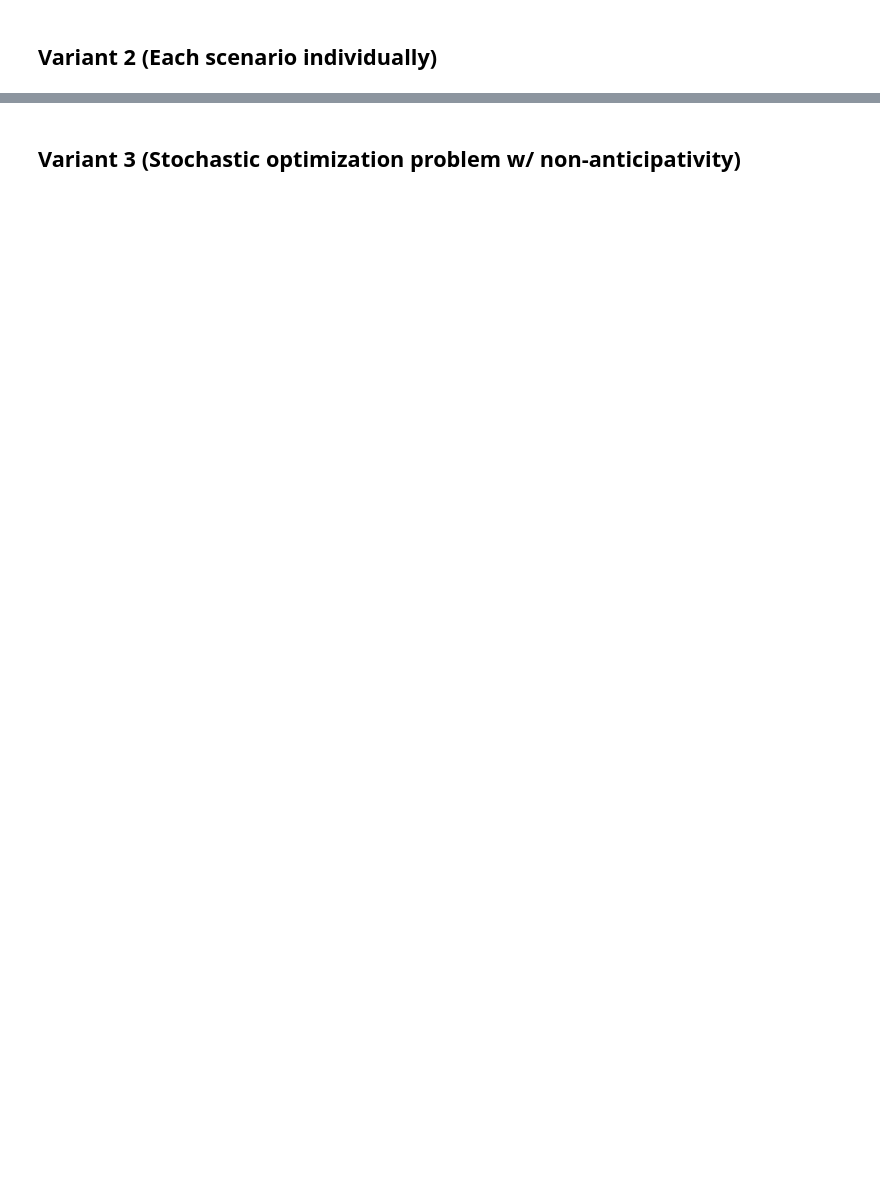
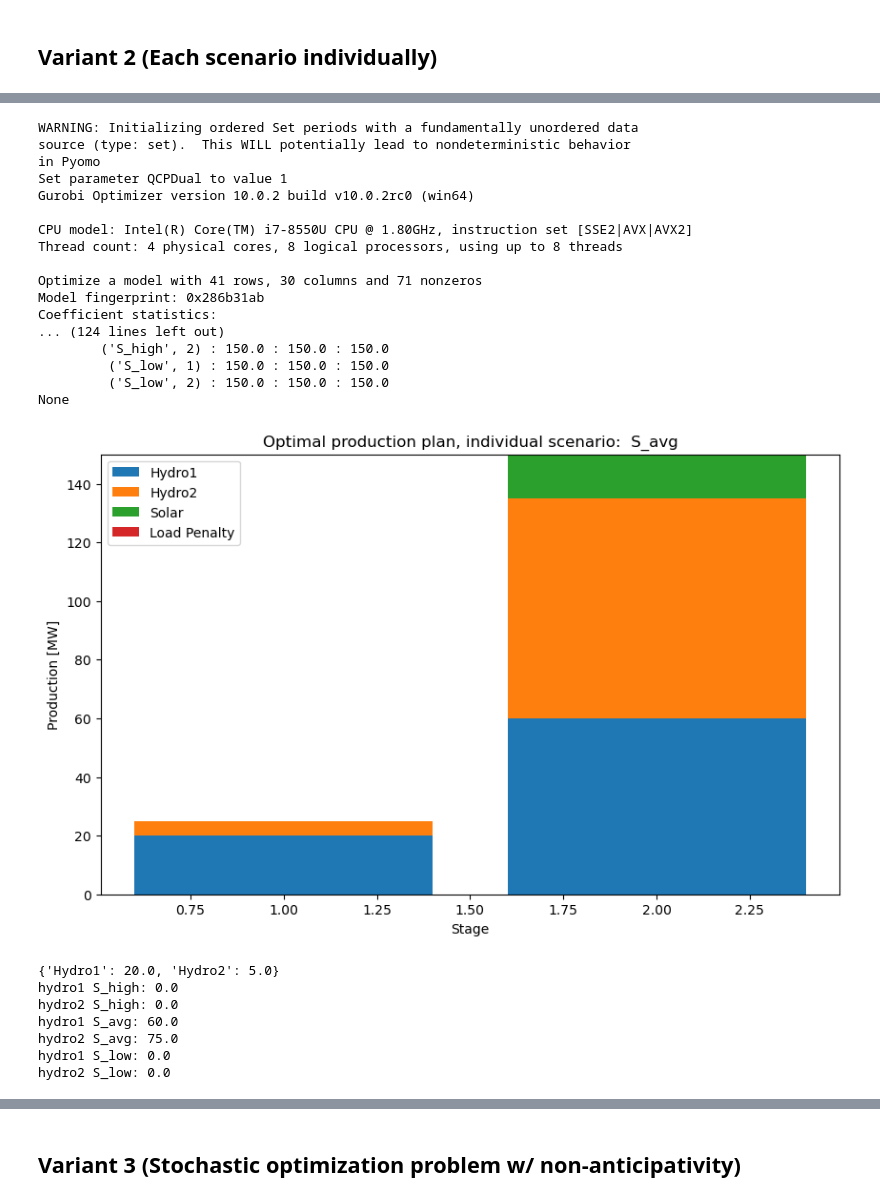
Before and after one commit to BenjaminTro/Hydro_optimization, a Jupyter notebook: Stock_Two_stage_final.ipynb, the cells around one changed output, grey strips where cells are left out. Saved outputs shown, nothing was run; the diff lists cells and outputs as text; code cells hidden in the pictures; blank space fills up the shorter version.

```diff
--- a/Stock_Two_stage_final.ipynb
+++ b/Stock_Two_stage_final.ipynb
@@ -70,18 +122,45 @@ plotting(m_high)
 # %%
 Constants2_2= {
     'Load_penalty':200,
-    'Hydro_cap':90,
+    'Hydro_cap':80,
     'Load':150,
     'Market': 60,
     'Scenarios':['S_high', 'S_avg', 'S_low'],
     'probs':{'S_high':0, 'S_avg':1, 'S_low':0},
     'yi_s1':{'S_high':25, 'S_avg':25, 'S_low':25},
     'yi_s2':{'S_high':35, 'S_avg':35, 'S_low':35}
+
 }
 m_avg=model_setup(Constants2_2, data)
 solve(m_avg)
 displayresults(m_avg)
 plotting(m_avg)
+# %% [output]
+WARNING: Initializing ordered Set periods with a fundamentally unordered data
+source (type: set).  This WILL potentially lead to nondeterministic behavior
+in Pyomo
+Set parameter QCPDual to value 1
+Gurobi Optimizer version 10.0.2 build v10.0.2rc0 (win64)
+
+CPU model: Intel(R) Core(TM) i7-8550U CPU @ 1.80GHz, instruction set [SSE2|AVX|AVX2]
+Thread count: 4 physical cores, 8 logical processors, using up to 8 threads
+
+Optimize a model with 41 rows, 30 columns and 71 nonzeros
+Model fingerprint: 0x286b31ab
+Coefficient statistics:
+... (124 lines left out)
+        ('S_high', 2) : 150.0 : 150.0 : 150.0
+         ('S_low', 1) : 150.0 : 150.0 : 150.0
+         ('S_low', 2) : 150.0 : 150.0 : 150.0
+None
+[figure, added]
+{'Hydro1': 20.0, 'Hydro2': 5.0}
+hydro1 S_high: 0.0
+hydro2 S_high: 0.0
+hydro1 S_avg: 60.0
+hydro2 S_avg: 75.0
+hydro1 S_low: 0.0
+hydro2 S_low: 0.0
 # %%
 Constants2_3= {
     'Load_penalty':200,
```
Also changed, not shown: parts of 4 cells of this notebook, 2 other files.
